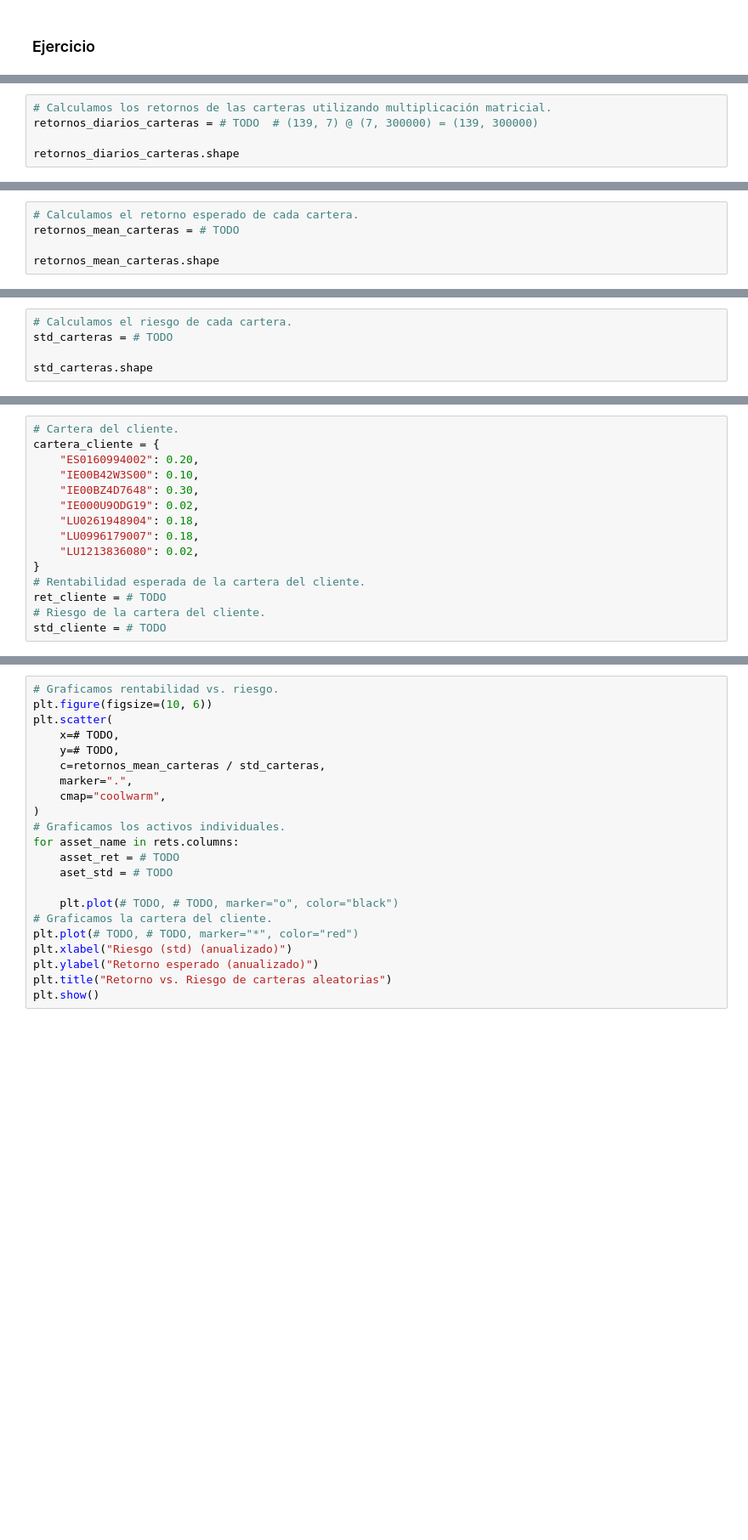
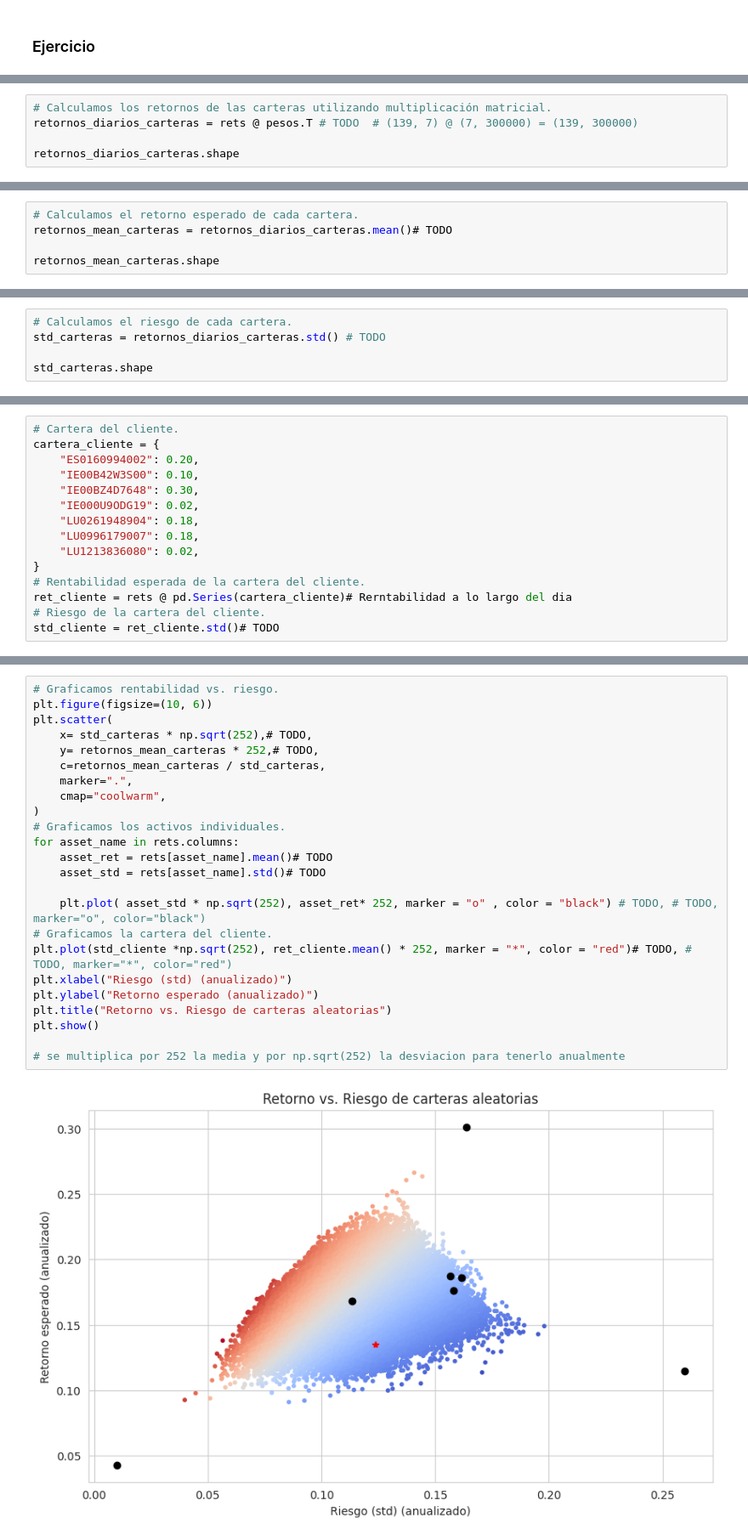
Before and after one commit to alfonso-santos/microcredencial-carteras-python, a Jupyter notebook: Tema_2_Carteras_Intro/src/carteras-siete-activos-reales.ipynb, the cells around one changed output, grey strips where cells are left out. Shown at 85% size. Saved outputs shown, nothing was run; the diff lists cells and outputs as text; blank space fills up the shorter version.

```diff
--- a/Tema_2_Carteras_Intro/src/carteras-siete-activos-reales.ipynb
+++ b/Tema_2_Carteras_Intro/src/carteras-siete-activos-reales.ipynb
@@ -141,5 +207,5 @@ rets.shape
 # %%
 # Calculamos los retornos de las carteras utilizando multiplicación matricial.
-retornos_diarios_carteras = # TODO  # (139, 7) @ (7, 300000) = (139, 300000)
+retornos_diarios_carteras = rets @ pesos.T # TODO  # (139, 7) @ (7, 300000) = (139, 300000)
 
 retornos_diarios_carteras.shape
@@ -146,5 +214,5 @@ retornos_diarios_carteras.shape
 # %%
 # Calculamos el retorno esperado de cada cartera.
-retornos_mean_carteras = # TODO
+retornos_mean_carteras = retornos_diarios_carteras.mean()# TODO
 
 retornos_mean_carteras.shape
@@ -151,5 +221,5 @@ retornos_mean_carteras.shape
 # %%
 # Calculamos el riesgo de cada cartera.
-std_carteras = # TODO
+std_carteras = retornos_diarios_carteras.std() # TODO
 
 std_carteras.shape
@@ -165,6 +237,6 @@ cartera_cliente = {
     "LU1213836080": 0.02,
 }
 # Rentabilidad esperada de la cartera del cliente.
-ret_cliente = # TODO
+ret_cliente = rets @ pd.Series(cartera_cliente)# Rerntabilidad a lo largo del dia
 # Riesgo de la cartera del cliente.
-std_cliente = # TODO
+std_cliente = ret_cliente.std()# TODO
@@ -171,22 +250,26 @@ std_cliente = # TODO
 # %%
 # Graficamos rentabilidad vs. riesgo.
 plt.figure(figsize=(10, 6))
 plt.scatter(
-    x=# TODO,
-    y=# TODO,
+    x= std_carteras * np.sqrt(252),# TODO,
+    y= retornos_mean_carteras * 252,# TODO,
     c=retornos_mean_carteras / std_carteras,
     marker=".",
     cmap="coolwarm",
 )
 # Graficamos los activos individuales.
 for asset_name in rets.columns:
-    asset_ret = # TODO
-    aset_std = # TODO
+    asset_ret = rets[asset_name].mean()# TODO
+    asset_std = rets[asset_name].std()# TODO
 
-    plt.plot(# TODO, # TODO, marker="o", color="black")
+    plt.plot( asset_std * np.sqrt(252), asset_ret* 252, marker = "o" , color = "black") # TODO, # TODO, marker="o", color="black")
 # Graficamos la cartera del cliente.
-plt.plot(# TODO, # TODO, marker="*", color="red")
+plt.plot(std_cliente *np.sqrt(252), ret_cliente.mean() * 252, marker = "*", color = "red")# TODO, # TODO, marker="*", color="red")
 plt.xlabel("Riesgo (std) (anualizado)")
 plt.ylabel("Retorno esperado (anualizado)")
 plt.title("Retorno vs. Riesgo de carteras aleatorias")
 plt.show()
+
+# se multiplica por 252 la media y por np.sqrt(252) la desviacion para tenerlo anualmente
+# %% [output]
+[figure, added]
```
Also changed, not shown: parts of 13 cells of this notebook.
